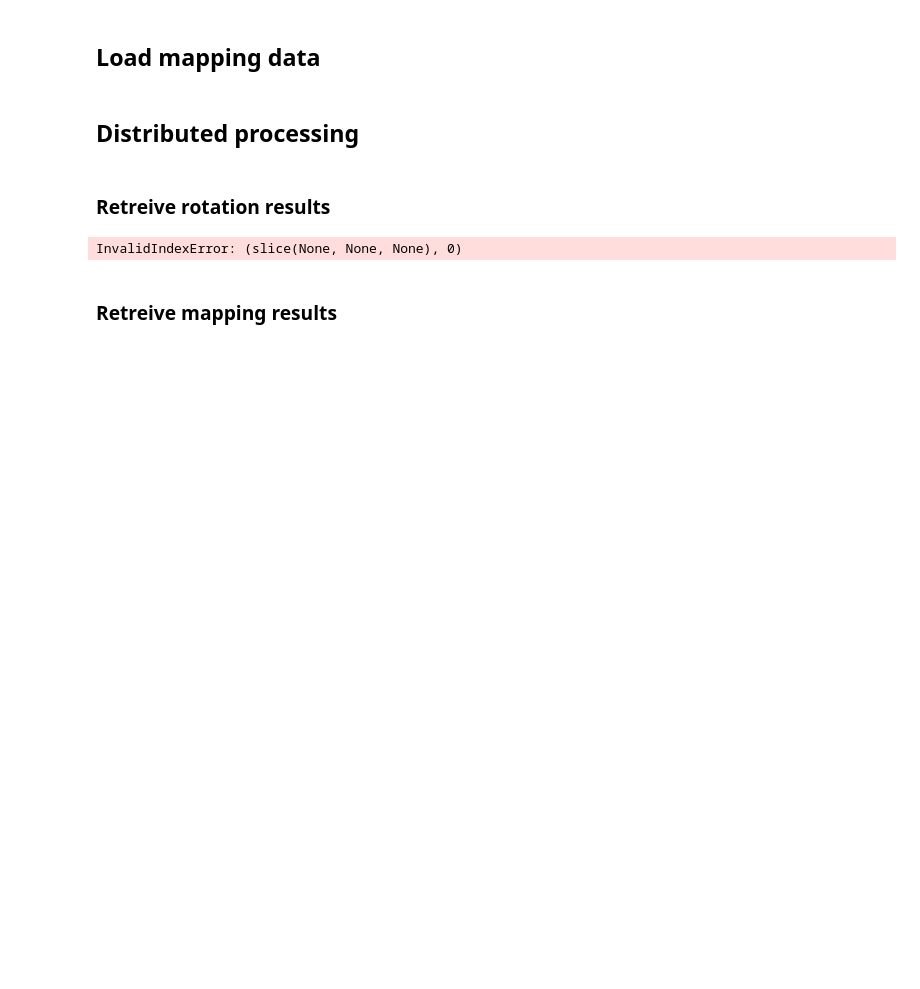
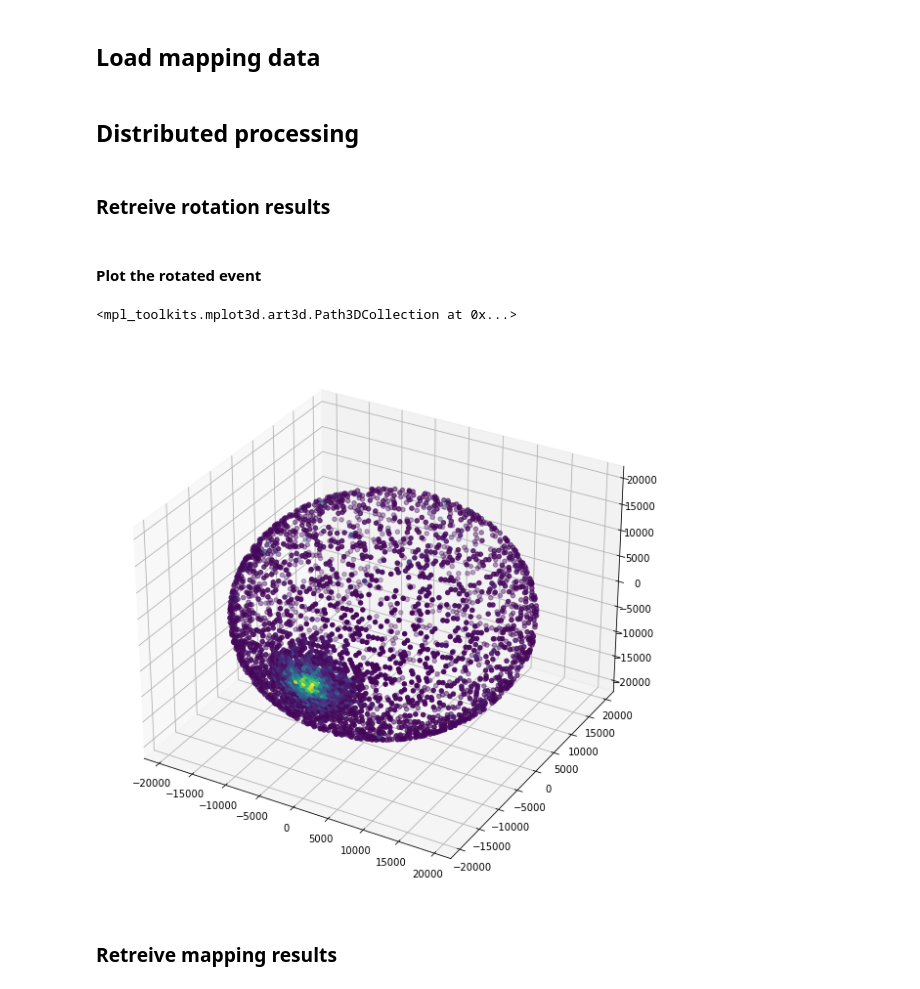
Before and after one commit to c0pp1/distributed-juno, a Jupyter notebook: cluster/cluster_mapping.ipynb, the cells around one changed output. Drawn from its saved outputs; the diff is of its cells as text; code cells hidden in the pictures; blank space fills up the shorter version.

```diff
--- a/cluster/cluster_mapping.ipynb
+++ b/cluster/cluster_mapping.ipynb
@@ -19,7 +20,7 @@ cluster = SSHCluster(
     ["10.67.22.39", "10.67.22.74", "10.67.22.27", "10.67.22.91", "10.67.22.60"],
     connect_options   = {"known_hosts": "/root/.ssh/known_hosts"},
     worker_options    = {"nthreads": 2, "n_workers": 4},
-    scheduler_options = {"dashboard_address": ":7777"}
+    scheduler_options = {"dashboard_address": ":8787"}
 )
 # %% [output]
 distributed.deploy.ssh - INFO - distributed.http.proxy - INFO - To route to workers diagnostics web server please install jupyter-server-proxy: python -m pip install jupyter-server-proxy
@@ -67,7 +68,7 @@ def convert_pmt_ids(input_ids, conversion_ids):
 def find_pmt_coord(pmt_positions, data_pmt_id):
     return pmt_positions[
         np.isin(pmt_positions.PMTID, data_pmt_id)
-        ].loc[:, ['x', 'y', 'z']].reset_index(drop=True)
+        ].loc[:, ['x', 'y', 'z']].reset_index(drop=True).to_numpy()
 # %% [markdown]
 ## Load mapping data
 # %%
@@ -87,11 +88,10 @@ conversion_ids    = pd.read_csv(pmt_id_conv_fname)
 # %%
 N_max = 115
 
-error_ls = []
 def rotate_single_file(fname):
 
     data_np = load(data_folder+train_data_fname) # dask.delayed(load)(data_folder+train_data_fname).compute()
-    Nevents = 10 # data_np.shape[1]
+    Nevents = 50 # data_np.shape[1]
     rotated = []
 
     for i in range(Nevents):
@@ -137,16 +137,17 @@ def mapping_single_event(rotated_ev):
         ####################
         coord_new   = rotated_ev[0:3, ]
         charge_hitt = rotated_ev[4:, ].T
-        R           = rotated_ev[3,].mean()
+        R = rotated_ev[3, ].mean()
 
         z_levels, step = da.linspace(coord_new[2,].min(), coord_new[2,].max(), 124, retstep=True)
         z_levels       = z_levels.persist()
         image_mat      = da.zeros((230,124,2))
 
         for j, z in enumerate(z_levels):
-            mask = (da.abs(coord_new[2,] - z) < step)         #(np.abs(pmt_pos.z - z) < delta)
+            mask = (np.abs(coord_new[2,] - z) < step)         #(np.abs(pmt_pos.z - z) < delta)
             if(not da.any(mask)): continue
             masked = coord_new[:,mask]
+
 
             Rz = (R**2 - z**2)
             if Rz < 0:
@@ -160,7 +161,7 @@ def mapping_single_event(rotated_ev):
             if(da.any(ix >= 230)):
                 ix[ix >= 230] = ix[ix >= 230] - 230
 
-            image_mat[ix, j,] = charge_hitt[ix, ]
+            image_mat[ix, j,] = charge_hitt[mask, ]
 
             # if np.isnan(mat[ix, i+1]):
             #     mat[ix, i+1] = row.id
@@ -181,8 +182,24 @@ rotation_future  = client.map(dask.compute, rotated_one_file)
 
 rotated          = client.gather(rotation_future)
 persisted_rot    = [rotated[i][0].persist() for i in range(len(rotated))]
-# %% [output]
-InvalidIndexError: (slice(None, None, None), 0)
+# %% [markdown]
+#### Plot the rotated event
+# %%
+ev = 4
+rot = persisted_rot[ev].compute()
+
+fig = plt.figure(figsize=(10,12))
+axr = fig.add_subplot(111, projection='3d')
+
+axr.scatter(
+    xs = rot[1, :],
+    ys = -rot[0, :],
+    zs = rot[2, :],
+    c  = rot[4, :]
+    )
+# %% [output]
+<mpl_toolkits.mplot3d.art3d.Path3DCollection at 0x...>
+[figure, added]
 # %% [markdown]
 ### Retreive mapping results
 # %%
```
Also changed, not shown: parts of 7 cells of this notebook.
